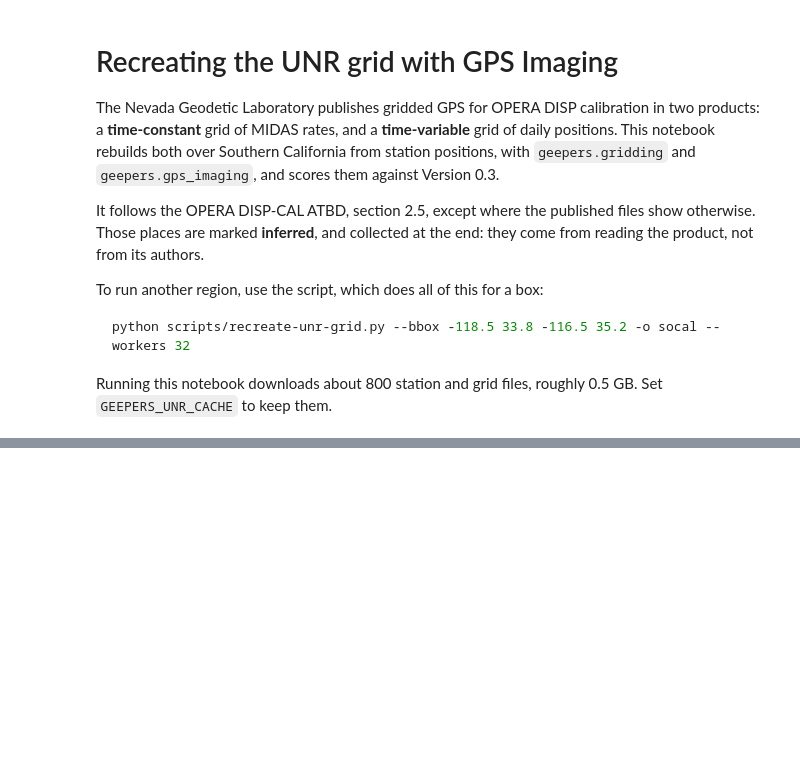
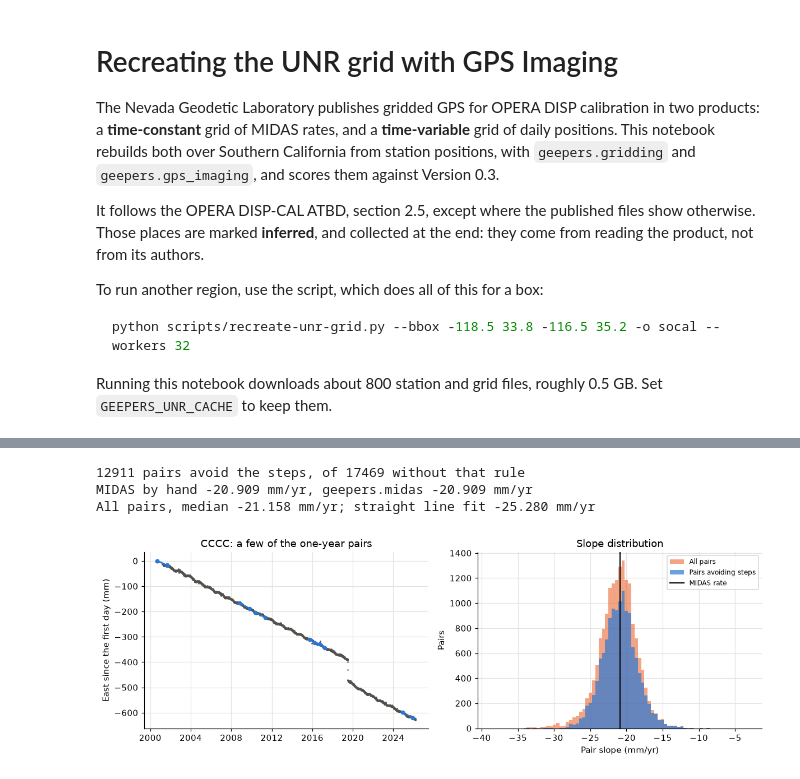
Before and after one commit to opera-adt/geepers, a Jupyter notebook: docs/notebooks/gps_imaging_unr_grid.ipynb, the cells around one changed output, grey strips where cells are left out. Cells and saved outputs as stored; diff of their text form; code cells hidden in the pictures; blank space fills up the shorter version.

```diff
--- a/docs/notebooks/gps_imaging_unr_grid.ipynb
+++ b/docs/notebooks/gps_imaging_unr_grid.ipynb
@@ -307,0 +163,50 @@ pd.DataFrame(
+# %%
+site = "CCCC"
+df = read_positions(site)
+t = gridding.years_since(df.index, START)
+y = df["east"].to_numpy() - df["east"].iloc[0]
+station_steps = gridding.years_since(pd.DatetimeIndex(sorted(step_dates.get(site, []))), START)
+station_steps = np.unique(station_steps[(station_steps > t[0]) & (station_steps < t[-1])])
+
+
+def pair_slopes(t, y, step_times=None):
+    # Forward and backward in time, as MIDAS does, so both ends of the record count
+    backward_steps = None if step_times is None else -step_times[::-1]
+    forward = select_pairs(t, 19999, 0.001, step_times)[1]
+    backward = len(t) - 1 - select_pairs(-t[::-1], 19999, 0.001, backward_steps)[1][:, ::-1]
+    pairs = np.vstack([forward, backward])
+    return (y[pairs[:, 1]] - y[pairs[:, 0]]) / (t[pairs[:, 1]] - t[pairs[:, 0]]), pairs
+
+
+slopes, pairs = pair_slopes(t, y, station_steps)
+all_slopes, _ = pair_slopes(t, y)
+
+first = np.median(slopes)
+scatter = 1.4826 * np.median(np.abs(slopes - first))
+by_hand = np.median(slopes[np.abs(slopes - first) < 2 * scatter])
+fit = midas(t, y, station_steps)
+line = np.polyfit(t, y, 1)[0]
+print(f"{len(slopes)} pairs avoid the steps, of {len(all_slopes)} without that rule")
+print(f"MIDAS by hand {by_hand:.3f} mm/yr, geepers.midas {fit.velocity:.3f} mm/yr")
+print(f"All pairs, median {np.median(all_slopes):.3f} mm/yr; straight line fit {line:.3f} mm/yr")
+
+fig, axes = plt.subplots(1, 2, figsize=(11, 3.8))
+ax = axes[0]
+ax.plot(df.index, y, ".", ms=1.5, color=MUTED)
+for i, j in pairs[:: len(pairs) // 6]:
+    ax.plot(df.index[[i, j]], y[[i, j]], "-o", ms=4, lw=1.5, color=BLUE)
+ax.set(ylabel="East since the first day (mm)", title=f"{site}: a few of the one-year pairs")
+ax = axes[1]
+span = np.array([first - 8 * scatter, first + 8 * scatter])
+bins = np.linspace(*span, 80)
+ax.hist(all_slopes, bins=bins, color=ORANGE, alpha=0.6, label="All pairs")
+ax.hist(slopes, bins=bins, color=BLUE, alpha=0.7, label="Pairs avoiding steps")
+ax.axvline(fit.velocity, color=INK, lw=1.5, label="MIDAS rate")
+ax.set(xlabel="Pair slope (mm/yr)", ylabel="Pairs", title="Slope distribution")
+ax.legend(fontsize=8)
+fig.tight_layout()
+# %% [output]
+12911 pairs avoid the steps, of 17469 without that rule
+MIDAS by hand -20.909 mm/yr, geepers.midas -20.909 mm/yr
+All pairs, median -21.158 mm/yr; straight line fit -25.280 mm/yr
+[figure, added]
```
Also changed, not shown: parts of 71 cells of this notebook.
